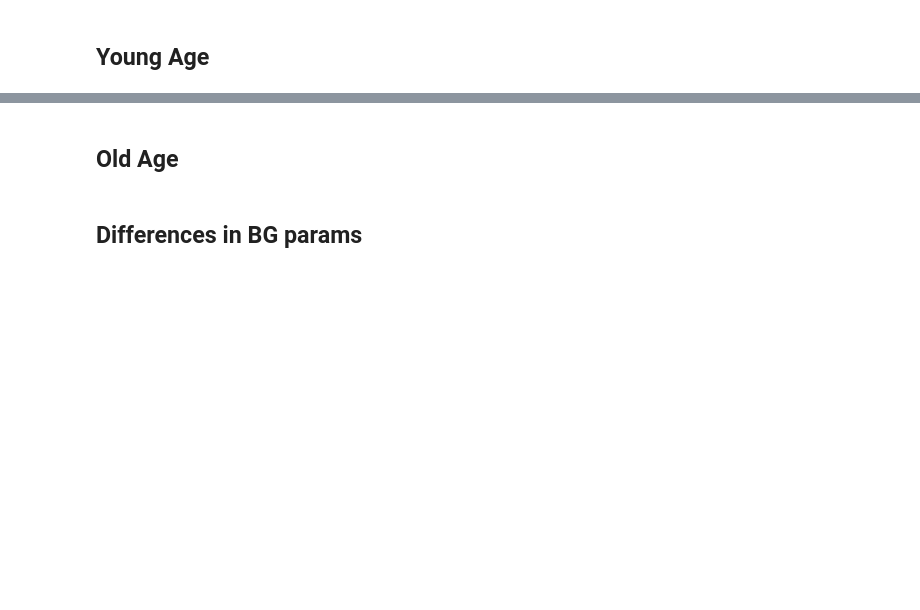
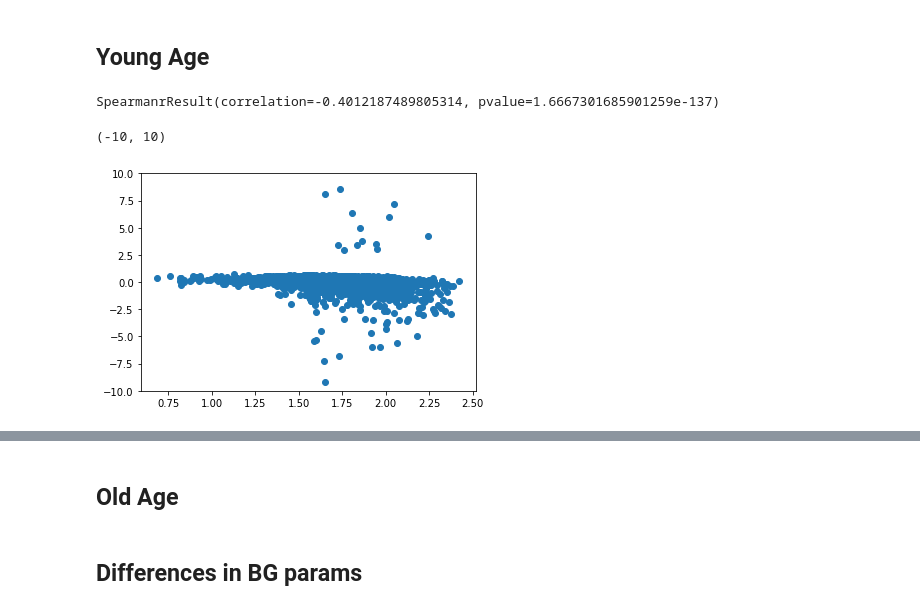
Before and after one commit to voytekresearch/BandRatios, a Jupyter notebook: notebooks/4-EEG-Dataset-Analysis.ipynb, the cells around one changed output, grey strips where cells are left out. Drawn from its saved outputs; the diff is of its cells as text; code cells hidden in the pictures; blank space fills up the shorter version.

```diff
--- a/notebooks/4-EEG-Dataset-Analysis.ipynb
+++ b/notebooks/4-EEG-Dataset-Analysis.ipynb
@@ -24,23 +24,24 @@ young_IDs = young.ID.values
 #Open Eyes closed data for all IDs
 problem_files = []
 missing_files = []
-young_params = []
+young_peaks = []
+young_apcs = []
 young_tb_ratios = []
 
 for filename in young_IDs:
     try:
         # Construct FOOOFGroup model on psd
-        curr = np.load('./dat/psds/'+ filename + '_ec_psds.npz')
+        curr = np.load('../dat/psds/'+ filename + '_ec_psds.npz')
         fg = FOOOFGroup(verbose=False,)
         fg.add_data(curr['arr_0'], curr['arr_1'][0])
         fg.fit()
 
         # Following ratio is only for one block
-        young_tb_ratios.append(calc_band_ratio(curr['arr_0'],curr['arr_1'][0], THETA_BAND, BETA_BAND))
+        young_tb_ratios.append(calc_group_band_ratio(fg, THETA_BAND, BETA_BAND))
 
         # Append params to respective array
-        young_params.append(fg.get_all_data('background_params'))
-        young_params.append(fg.get_all_data('peak_params'))
+        young_apcs.append(fg.get_all_data('aperiodic_params', 'exponent'))
+        #young_peaks.append(fg.get_all_data('peak_params'))
 
     except FileNotFoundError:
         missing_files.append(filename)
@@ -50,0 +54,10 @@ for filename in young_IDs:
+# %%
+spearmanr(young_apcs, young_tb_ratios)
+# %% [output]
+SpearmanrResult(correlation=-0.4012187489805314, pvalue=1.6667301685901259e-137)
+# %%
+plt.scatter(young_apcs, young_tb_ratios)
+plt.ylim([-10, 10])
+# %% [output]
+(-10, 10)
+[figure, added]
```
Also changed, not shown: parts of 7 cells of this notebook, 15 other files.
